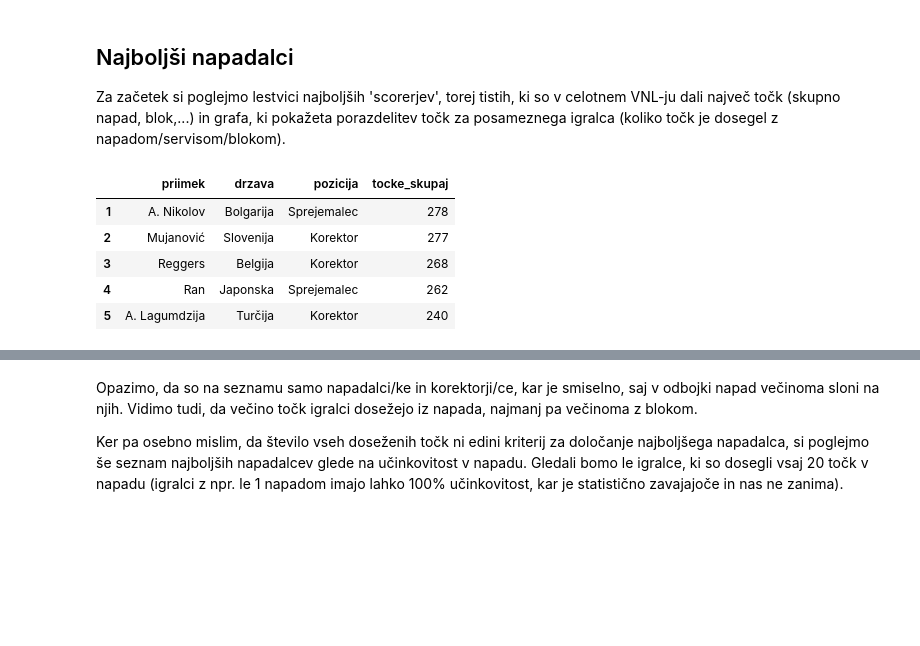
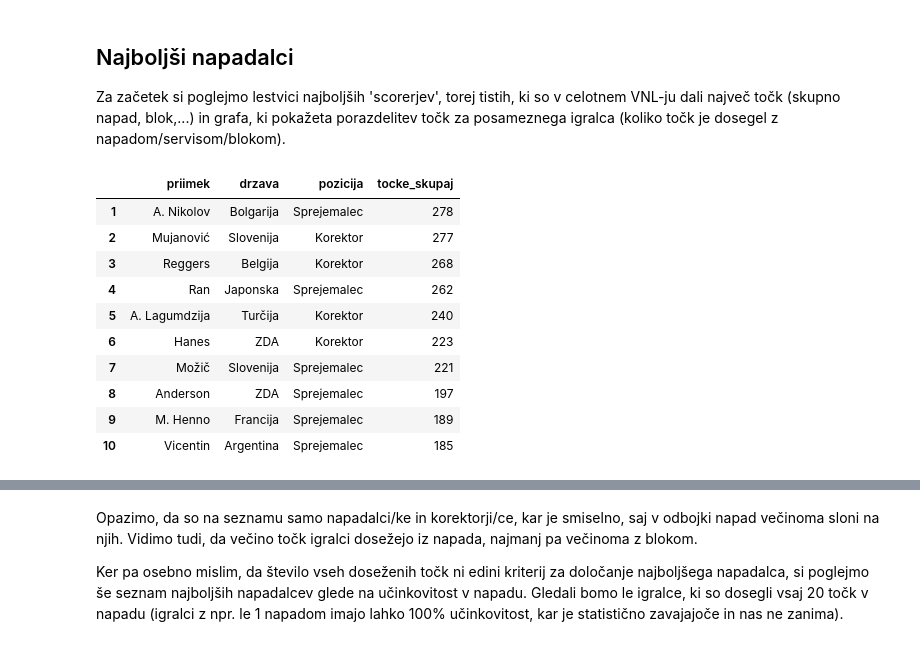
Before and after one commit to mijastijepic/UVP_projektna_naloga, a Jupyter notebook: analiza_podatkov.ipynb, the cells around one changed output, grey strips where cells are left out. Saved outputs shown, nothing was run; the diff lists cells and outputs as text; code cells hidden in the pictures; blank space fills up the shorter version.

```diff
--- a/analiza_podatkov.ipynb
+++ b/analiza_podatkov.ipynb
@@ -240,20 +240,25 @@ Tabeli potrdita našo hipotezo tako za moške kot za ženske. Še več - lahko o
 
 Za začetek si poglejmo lestvici najboljših 'scorerjev', torej tistih, ki so v celotnem VNL-ju dali največ točk (skupno napad, blok,...) in grafa, ki pokažeta porazdelitev točk za posameznega igralca (koliko točk je dosegel z napadom/servisom/blokom).
 # %%
-top5_moski = (
+top10_moski = (
     igralci[igralci["spol"] == "M"]
     .sort_values(by="tocke_skupaj", ascending=False)
-    .head()
+    .head(10)
     [["priimek", "drzava", "pozicija", "tocke_skupaj"]]
 )
-top5_moski["tocke_skupaj"] = top5_moski["tocke_skupaj"].astype(int)
-top5_moski.index = range(1, 6)
-top5_moski
+top10_moski["tocke_skupaj"] = top10_moski["tocke_skupaj"].astype(int)
+top10_moski.index = range(1, 11)
+top10_moski
 # %% [output]
 |  | priimek | drzava | pozicija | tocke_skupaj |
 | 1 | A. Nikolov | Bolgarija | Sprejemalec | 278 |
 | 2 | Mujanović | Slovenija | Korektor | 277 |
 | 3 | Reggers | Belgija | Korektor | 268 |
 | 4 | Ran | Japonska | Sprejemalec | 262 |
 | 5 | A. Lagumdzija | Turčija | Korektor | 240 |
+| 6 | Hanes | ZDA | Korektor | 223 |
+| 7 | Možič | Slovenija | Sprejemalec | 221 |
+| 8 | Anderson | ZDA | Sprejemalec | 197 |
+| 9 | M. Henno | Francija | Sprejemalec | 189 |
+| 10 | Vicentin | Argentina | Sprejemalec | 185 |
 # %%
```
Also changed, not shown: parts of 3 cells of this notebook.
